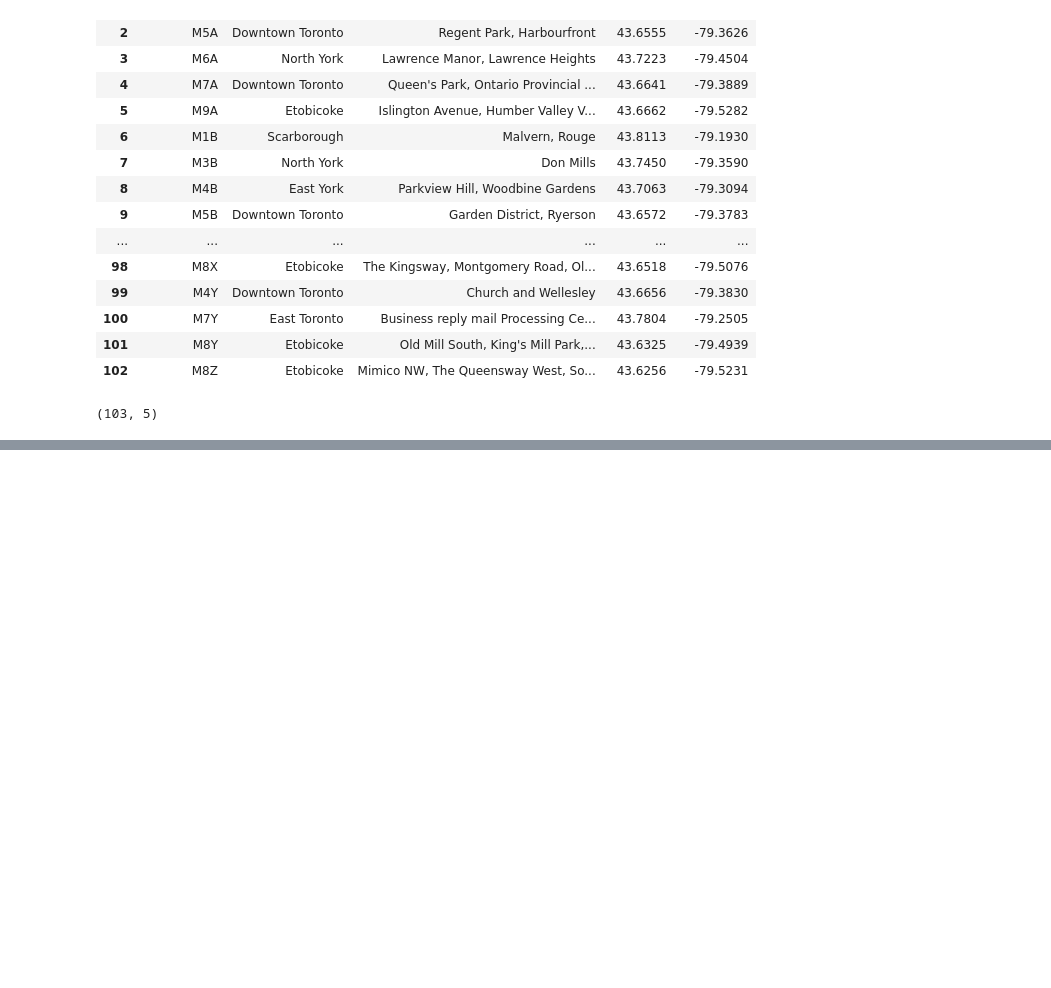
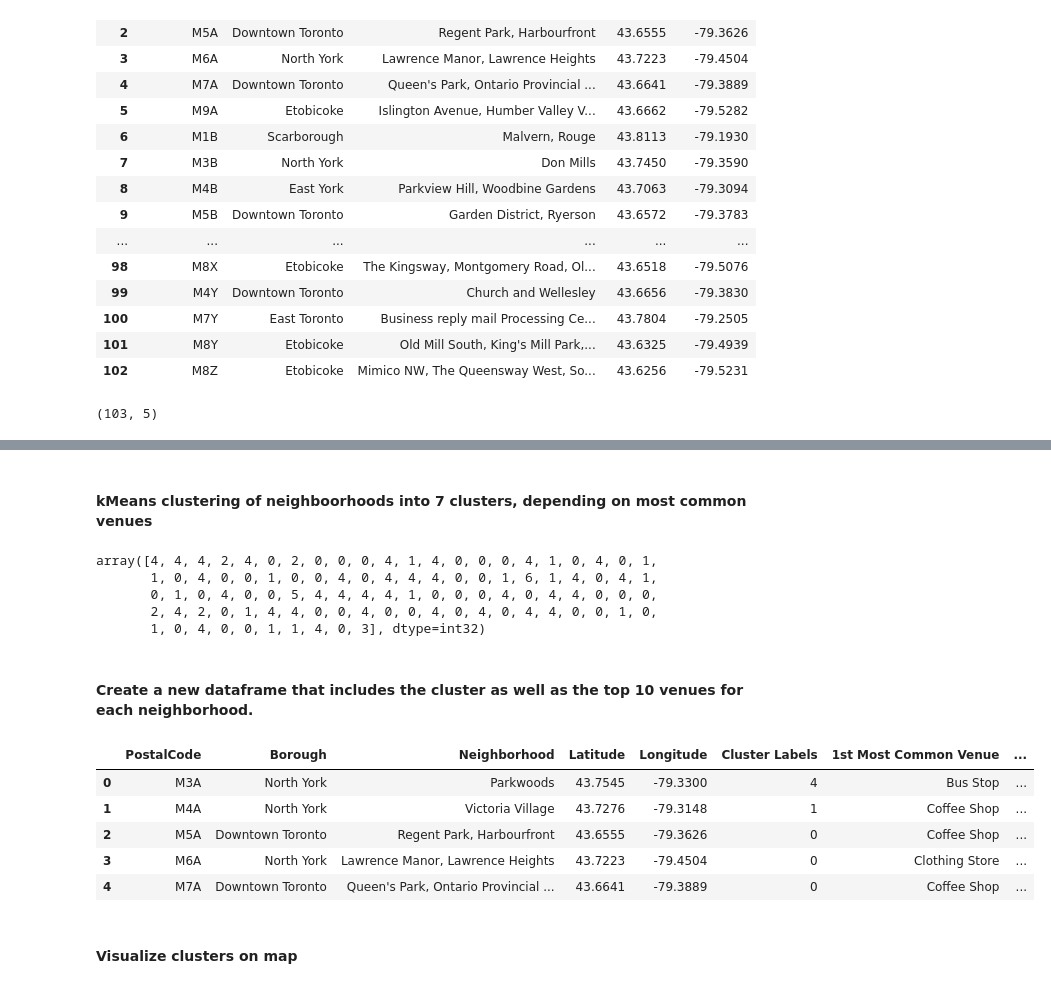
Before and after one commit to emilfh/Coursera_Capstone, a Jupyter notebook: assignment_neighborhoods_in_toronto.ipynb, the cells around one changed output, grey strips where cells are left out. Drawn from its saved outputs; the diff is of its cells as text; code cells hidden in the pictures; blank space fills up the shorter version.

```diff
--- a/assignment_neighborhoods_in_toronto.ipynb
+++ b/assignment_neighborhoods_in_toronto.ipynb
@@ -219,0 +461,3 @@ postal_data.shape
+# %%
+toronto_grouped = toronto_onehot.groupby('Neighborhood').mean().reset_index()
+toronto_grouped.head()
@@ -219,0 +509,6 @@ postal_data.shape
+# %%
+def return_most_common_venues(row, num_top_venues):
+    row_categories = row.iloc[1:]
+    row_categories_sorted = row_categories.sort_values(ascending=False)
+
+    return row_categories_sorted.index.values[0:num_top_venues]
@@ -219,0 +545,49 @@ postal_data.shape
+# %% [markdown]
+#### kMeans clustering of neighboorhoods into 7 clusters, depending on most common venues
+# %%
+# set number of clusters
+kclusters = 7
+
+toronto_grouped_clustering = toronto_grouped.drop('Neighborhood', 1)
+
+# run k-means clustering
+kmeans = KMeans(n_clusters=kclusters, random_state=0).fit(toronto_grouped_clustering)
+
+# check cluster labels generated for each row in the dataframe
+kmeans.labels_
+# %% [output]
+array([4, 4, 4, 2, 4, 0, 2, 0, 0, 0, 4, 1, 4, 0, 0, 0, 4, 1, 0, 4, 0, 1,
+       1, 0, 4, 0, 0, 1, 0, 0, 4, 0, 4, 4, 4, 0, 0, 1, 6, 1, 4, 0, 4, 1,
+       0, 1, 0, 4, 0, 0, 5, 4, 4, 4, 4, 1, 0, 0, 0, 4, 0, 4, 4, 0, 0, 0,
+       2, 4, 2, 0, 1, 4, 4, 0, 0, 4, 0, 0, 4, 0, 4, 0, 4, 4, 0, 0, 1, 0,
+       1, 0, 4, 0, 0, 1, 1, 4, 0, 3], dtype=int32)
+# %% [markdown]
+#### Create a new dataframe that includes the cluster as well as the top 10 venues for each neighborhood.
+# %%
+# add clustering labels
+neighborhoods_venues_sorted.insert(0, 'Cluster Labels', kmeans.labels_)
+
+#toronto_data = toronto_data.drop(['PostalCode'], axis=1)
+toronto_merged = toronto_data
+
+# merge toronto_grouped with toronto_data to add latitude/longitude for each neighborhood
+toronto_merged = toronto_merged.join(neighborhoods_venues_sorted.set_index('Neighborhood'), on='Neighborhood')
+
+#  drop rows??
+toronto_merged = toronto_merged.dropna()
+
+toronto_merged = toronto_merged.reset_index(drop=True)
+
+# Cluster as float, cast to integet, since as float not compatible with creation of map
+toronto_merged["Cluster Labels"] = toronto_merged["Cluster Labels"].astype(int)
+
+toronto_merged.head() # check the last columns!
+# %% [output]
+|  | PostalCode | Borough | Neighborhood | Latitude | Longitude | Cluster Labels | 1st Most Common Venue | ... |
+| 0 | M3A | North York | Parkwoods | 43.7545 | -79.3300 | 4 | Bus Stop | ... |
+| 1 | M4A | North York | Victoria Village | 43.7276 | -79.3148 | 1 | Coffee Shop | ... |
+| 2 | M5A | Downtown Toronto | Regent Park, Harbourfront | 43.6555 | -79.3626 | 0 | Coffee Shop | ... |
+| 3 | M6A | North York | Lawrence Manor, Lawrence Heights | 43.7223 | -79.4504 | 0 | Clothing Store | ... |
+| 4 | M7A | Downtown Toronto | Queen's Park, Ontario Provincial ... | 43.6641 | -79.3889 | 0 | Coffee Shop | ... |
+# %% [markdown]
+#### Visualize clusters on map
```
Also changed, not shown: parts of 42 cells of this notebook.
